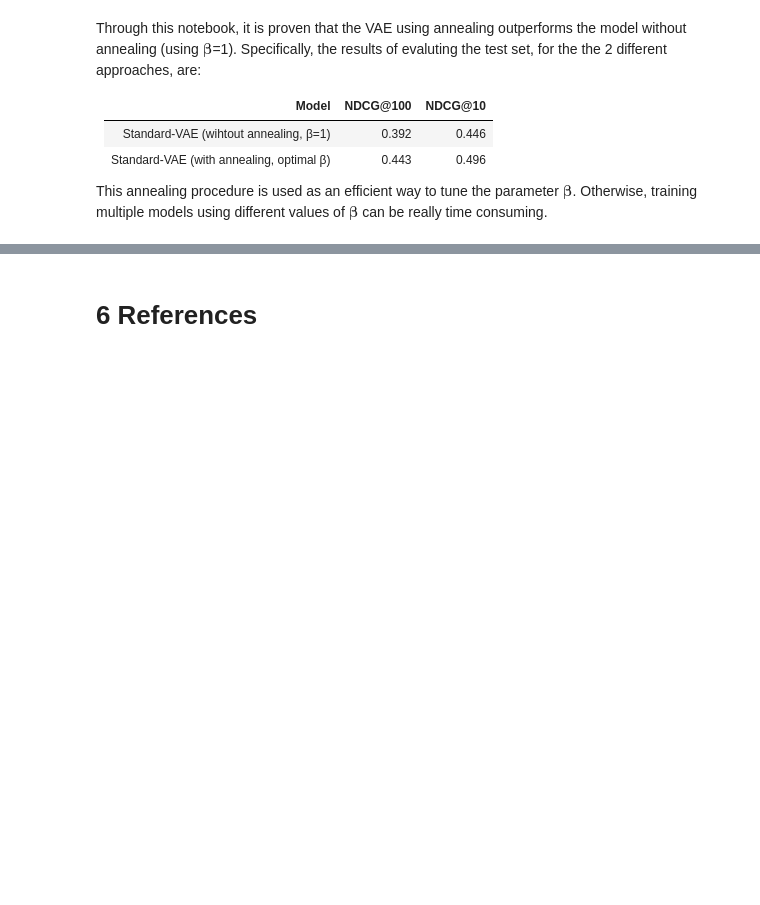
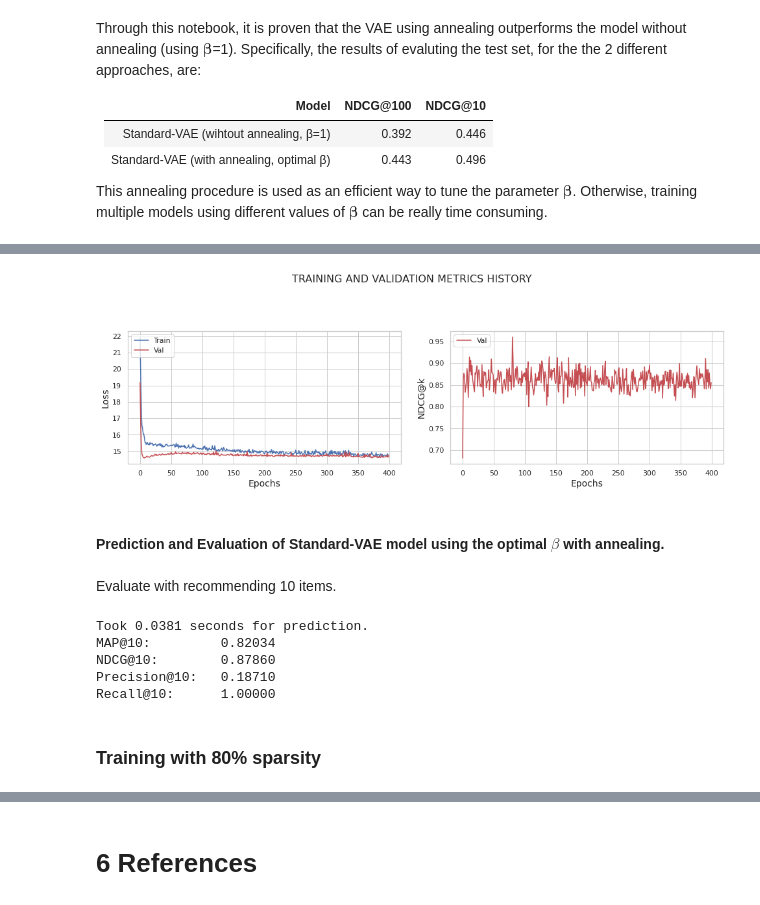
Before and after one commit to thijsgelton/IR-2122-Project, a Jupyter notebook: notebooks/standard_vae_deep_dive.ipynb, the cells around one changed output, grey strips where cells are left out. Drawn from its saved outputs; the diff is of its cells as text; code cells hidden in the pictures; blank space fills up the shorter version.

```diff
--- a/notebooks/standard_vae_deep_dive.ipynb
+++ b/notebooks/standard_vae_deep_dive.ipynb
@@ -714,0 +1020,4 @@ plt.show()
+# %%
+# Get optimal beta
+optimal_beta = model_with_anneal.get_optimal_beta()
+print( "The optimal beta is: ", optimal_beta)
@@ -714,0 +1026,25 @@ plt.show()
+# %%
+model_optimal_beta = StandardVAE(n_users=train_data.shape[0], # Number of unique users in the training set
+                                 original_dim=train_data.shape[1], # Number of unique items in the training set
+                                 intermediate_dim=INTERMEDIATE_DIM,
+                                 latent_dim=LATENT_DIM,
+                                 n_epochs=EPOCHS,
+                                 batch_size=BATCH_SIZE,
+                                 k=TOP_K,
+                                 verbose=0,
+                                 seed=SEED,
+                                 save_path=WEIGHTS_PATH,
+                                 drop_encoder=0.5,
+                                 drop_decoder=0.5,
+                                 annealing=True,
+                                 anneal_cap=optimal_beta,
+                                 )
+# %%
+with Timer() as t:
+    model_optimal_beta.fit(x_train=train_data,
+                           x_valid=val_data,
+                           x_val_tr=val_data_tr,
+                           x_val_te=val_data_te_ratings, # with the original ratings
+                           mapper=am_val
+                           )
+print("Took {} seconds for training.".format(t))
@@ -714,0 +1054,4 @@ plt.show()
+# %%
+ model_optimal_beta.display_metrics()
+# %% [output]
+[figure, added]
@@ -714,0 +1060,39 @@ plt.show()
+# %% [markdown]
+#### Prediction and Evaluation of Standard-VAE model using the optimal $\beta$ with annealing.
+# %% [markdown]
+Evaluate with recommending 10 items.
+# %%
+eval_k = TOP_K
+with Timer() as t:
+    # Model prediction on the training part of test set
+    top_k =  model_without_anneal.recommend_k_items(x=test_data_tr,
+                                                    k=eval_k,
+                                                    remove_seen=True)
+    # Convert sparse matrix back to df
+    top_k_df = am_test.map_back_sparse(top_k, kind='prediction')
+    test_df = am_test.map_back_sparse(test_data_te_ratings, kind='ratings') # use test_data_te_, with the original ratings
+
+print("Took {} seconds for prediction.".format(t))
+
+# Use the ranking metrics for evaluation
+eval_map_3 = map_at_k(test_df, top_k_df, col_prediction='prediction', k=eval_k)
+eval_ndcg_3 = ndcg_at_k(test_df, top_k_df, col_prediction='prediction', k=eval_k)
+eval_precision_3 = precision_at_k(test_df, top_k_df, col_prediction='prediction', k=eval_k)
+eval_recall_3 = recall_at_k(test_df, top_k_df, col_prediction='prediction', k=eval_k)
+metrics_at_sparsity_levels[str(sparsity_percentage)] = {"map": eval_map_3,
+                                                        "ndcg": eval_ndcg_3,
+                                                        "precision": eval_precision_3,
+                                                        "recall": eval_recall_3}
+
+print(f"MAP@{eval_k}:\t\t{eval_map_3:.5f}",
+      f"NDCG@{eval_k}:\t{eval_ndcg_3:.5f}",
+      f"Precision@{eval_k}:\t{eval_precision_3:.5f}",
+      f"Recall@{eval_k}: \t{eval_recall_3:.5f}", sep='\n')
+# %% [output]
+Took 0.0381 seconds for prediction.
+MAP@10:         0.82034
+NDCG@10:        0.87860
+Precision@10:   0.18710
+Recall@10:      1.00000
+# %% [markdown]
+### Training with 80% sparsity
```
Also changed, not shown: parts of 106 cells of this notebook, 5 other files.
